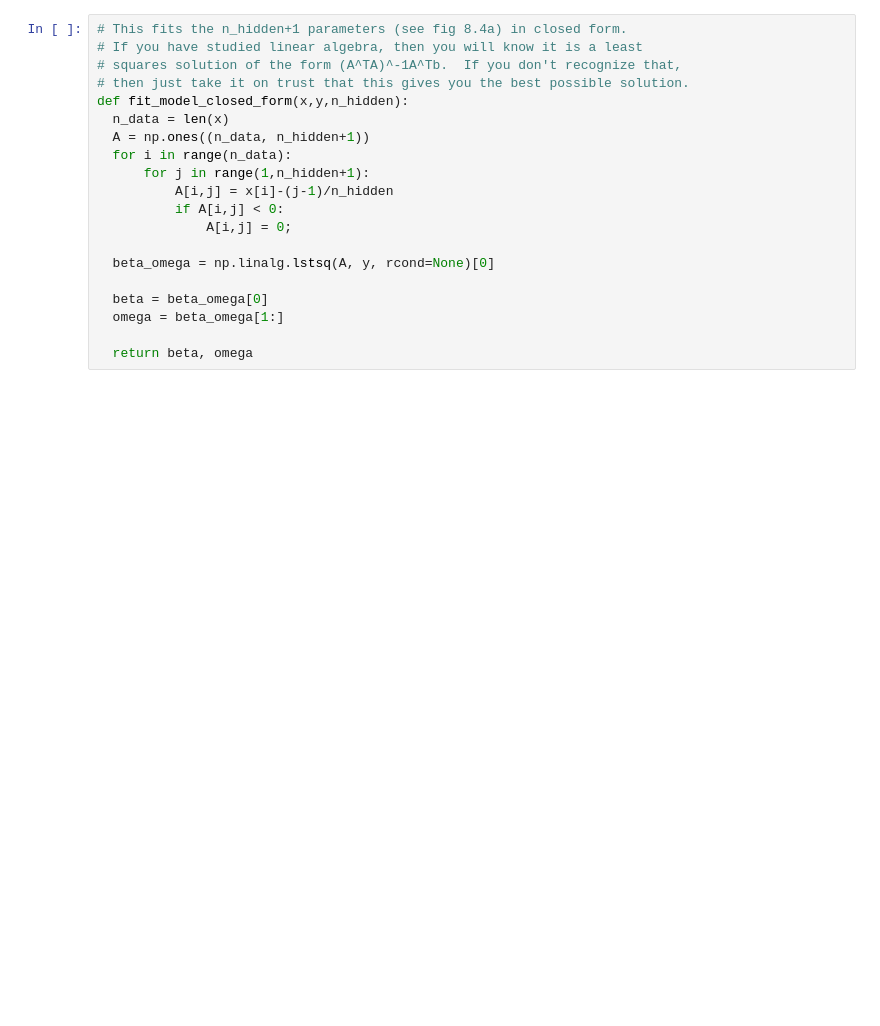
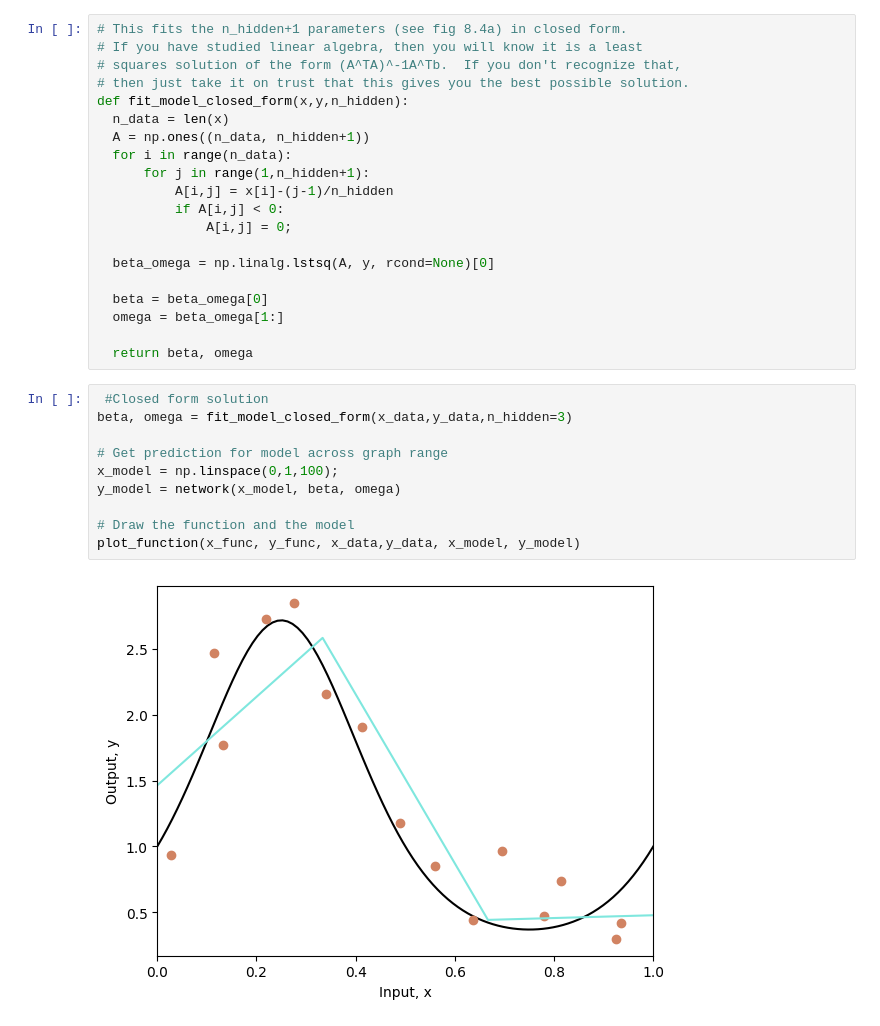
Before and after one commit to Saransh-Basu-01/Understanding-Deep-learning-, a Jupyter notebook: Chapter_8_Measuring_Performance.ipynb, the cells around one changed output. Cells and saved outputs as stored; diff of their text form; blank space fills up the shorter version.

```diff
--- a/Chapter_8_Measuring_Performance.ipynb
+++ b/Chapter_8_Measuring_Performance.ipynb
@@ -277,3 +277,15 @@ def fit_model_closed_form(x,y,n_hidden):
   omega = beta_omega[1:]
 
   return beta, omega
+# %%
+ #Closed form solution
+beta, omega = fit_model_closed_form(x_data,y_data,n_hidden=3)
+
+# Get prediction for model across graph range
+x_model = np.linspace(0,1,100);
+y_model = network(x_model, beta, omega)
+
+# Draw the function and the model
+plot_function(x_func, y_func, x_data,y_data, x_model, y_model)
+# %% [output]
+[figure, added]
```
Also changed, not shown: parts of 4 cells of this notebook.
